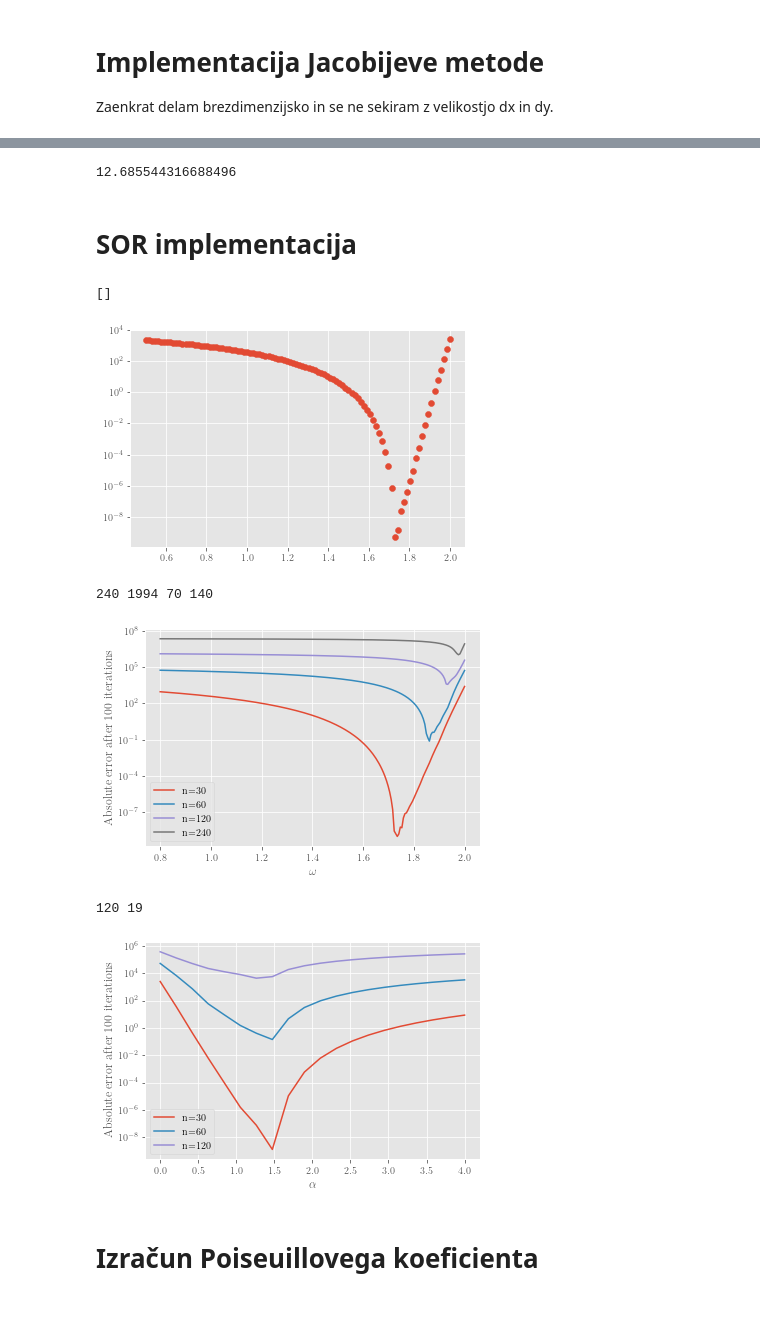
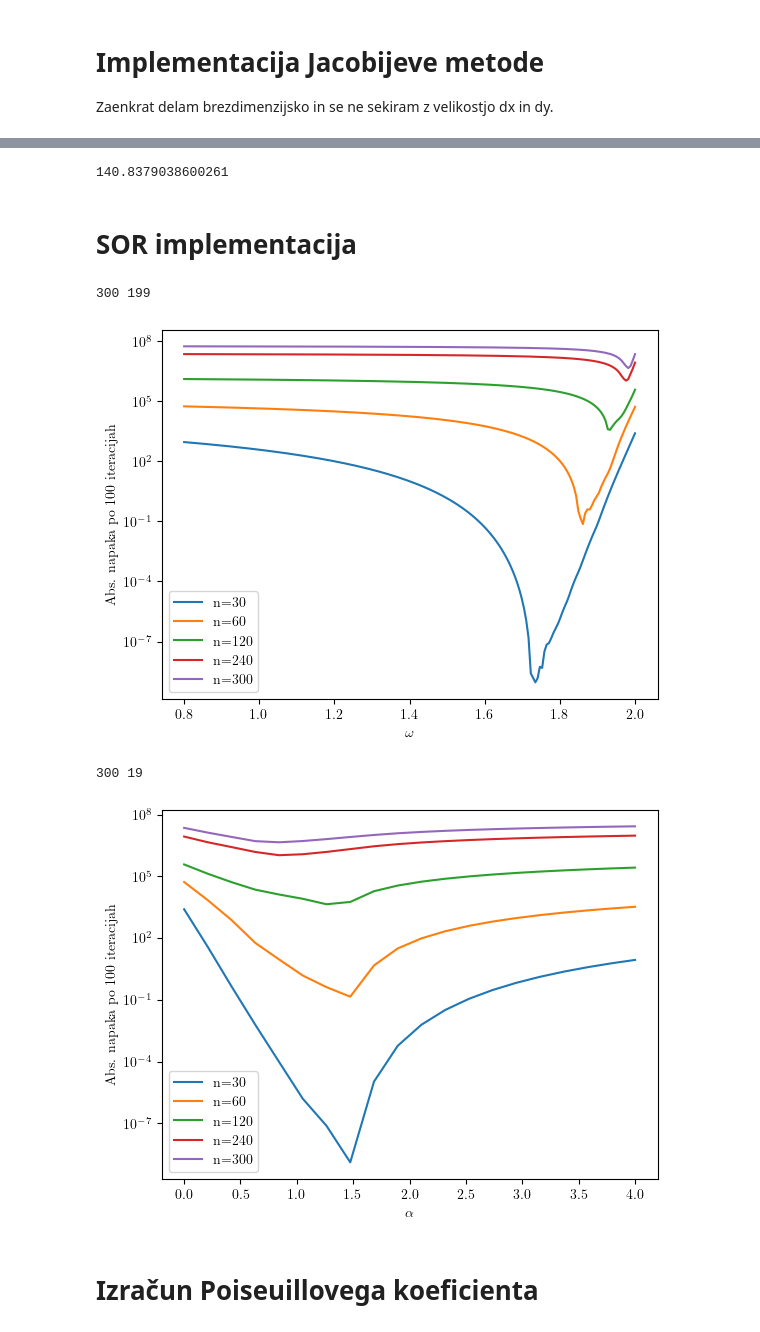
Before and after one commit to 5roop/modelska, a Jupyter notebook: 205/old/Untitled.ipynb, the cells around one changed output, grey strips where cells are left out. Cells and saved outputs as stored; diff of their text form; code cells hidden in the pictures.

```diff
--- a/205/old/Untitled.ipynb
+++ b/205/old/Untitled.ipynb
@@ -72,7 +72,7 @@ u_hiska = u0.copy()
 
 Zaenkrat delam brezdimenzijsko in se ne sekiram z velikostjo dx in dy.
 # %%
-n = 303
+n = 102
 u0 = np.full((n, n), 1, dtype=float)
 u0[0, :] = u0[n-1, :] =u0[:, n-1] = u0[:, 0] = 0
 
@@ -97,12 +97,12 @@ def rel_err(a1, a2):
 Q = u0.copy()
 u_current = u0.copy()
 N_iters = 6000
-iters = np.array([i for i in range(N_iters)])
+iters = np.array([i for i in range(N_iters + 1)  ])
 rel_errors = np.empty_like(iters, dtype=float)
 for i in iters:
     u_new = iterstep(u_current, Q)
     rel_errors[i] = rel_err(u_current, u_new)
-    if i in {3, 50, 100, 200, 600, 1200}:
+    if i in {3, 50, 100, 200, 600, 900, 1200, 1500,2000, 2400,3500, 5000, 6000}:
         plt.figure(figsize=(4,3))
         plt.contourf(u_new, cmap="gray")
         c = plt.colorbar()
@@ -162,7 +160,7 @@ rel_errors = np.empty_like(iters, dtype=float)
 for i in iters:
     u_new = iterstep(u_current, Q, u0)
     rel_errors[i] = rel_err(u_current, u_new)
-    if i in {3, 50, 100, 200, 600, 1200, 2400, 500}:
+    if i in {3, 50, 100, 200, 600, 1200, 2400, 5000}:
         plt.figure(figsize=(4,3))
         plt.contourf(u_new[-1:0:-1, :], cmap="gray")
         c = plt.colorbar()
@@ -194,7 +194,7 @@ def rel_err(a1: numpy.ndarray, a2: numpy.ndarray) -> float:
     return np.sum(np.abs(a1-a2).reshape(-1))/np.sum(np.abs(a1.reshape(-1)))
 rel_err(u0, u_new)
 # %% [output]
-12.685544316688496
+140.8379038600261
 # %% [markdown]
 # SOR implementacija
 # %%
@@ -220,11 +220,12 @@ def make_final_version(n):
         u_new = iterstep(u_new, Q, omega=1)
     return u_new
 # %%
-n = 30
-u_final = make_final_version(30)
+n = 102
+u_final = make_final_version(n)
 
 omegas = np.linspace(0.5, 2, 100)
 diff = np.empty_like(omegas)
+
 
 def evaluate(omega, n_iter=100):
     u0 = Q = u_new = get_hiska(n)
@@ -233,49 +234,43 @@ def evaluate(omega, n_iter=100):
     return rel_err(u_new, u_final)
 for i, omega in enumerate(omegas):
     diff[i] = evaluate(omega)
-# %%
-plt.scatter(omegas, diff)
-plt.semilogy()
-# %% [output]
-[]
-[figure, removed]
 # %%
 omegas = np.linspace(0.8, 2, 200)
 diff = np.empty_like(omegas)
 
 def evaluate(omega, n_iter=100, n=30, u_final=None):
     u0 = Q = u_new = get_hiska(n)
     for i in range(n_iter):
         u_new = iterstep(u_new, Q, omega=omega)
     return rel_err(u_new, u_final)
 
-for n in [30, 60, 120, 240]:
+for n in [30, 60, 120, 240, 300]:
     u_final = make_final_version(n)
     for i, omega in enumerate(omegas):
         print(n, i, end="\r")
         diff[i] = evaluate(omega, n=n, u_final = u_final)
     plt.plot(omegas, diff, label=f"n={n}")
 
 plt.legend()
 plt.semilogy()
-plt.ylabel("Absolute error after 100 iterations")
+plt.ylabel("Abs. napaka po 100 iteracijah")
 plt.xlabel("$\omega$")
 plt.savefig("1-omegas.pdf")
 plt.show()
 # %% [output]
-240 1994 70 140
+300 199
-[figure, old version]
+[figure, new version]
 # %%
 aa = np.linspace(0, 4, 20)
 diff = np.empty_like(aa)
 
-def evaluate(omega, n_iter=100, n=30, u_final=None):
+def evaluate(omega, n_iter=100, n=102, u_final=None):
     u0 = Q = u_new = get_hiska(n)
     for i in range(n_iter):
         u_new = iterstep(u_new, Q, omega=omega)
     return rel_err(u_new, u_final)
 
-for n in [30, 60, 120]:
+for n in [30, 60, 120, 240, 300]:
     u_final = make_final_version(n)
     for i, a in enumerate(aa):
         print(n, i, end="\r")
@@ -285,13 +280,13 @@ for n in [30, 60, 120]:
 
 plt.legend()
 plt.semilogy()
-plt.ylabel("Absolute error after 100 iterations")
+plt.ylabel("Abs. napaka po 100 iteracijah")
 plt.xlabel(r"$\alpha$")
 plt.savefig("1-alphas.pdf")
 plt.show()
 # %% [output]
-120 19
+300 19
-[figure, old version]
+[figure, new version]
 # %% [markdown]
 # Izračun Poiseuillovega koeficienta
 # %%
```
Also changed, not shown: parts of 17 cells of this notebook, 55 other files.
